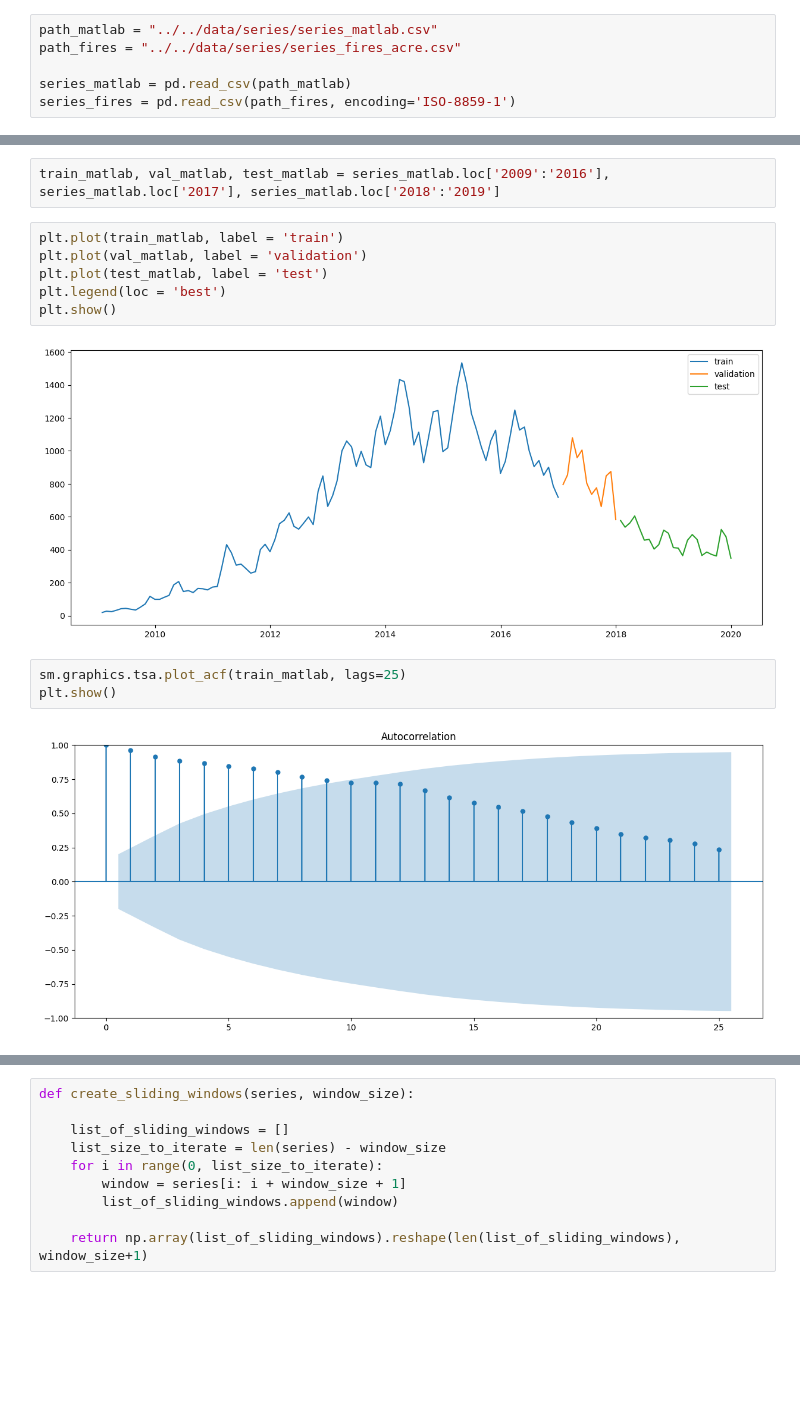
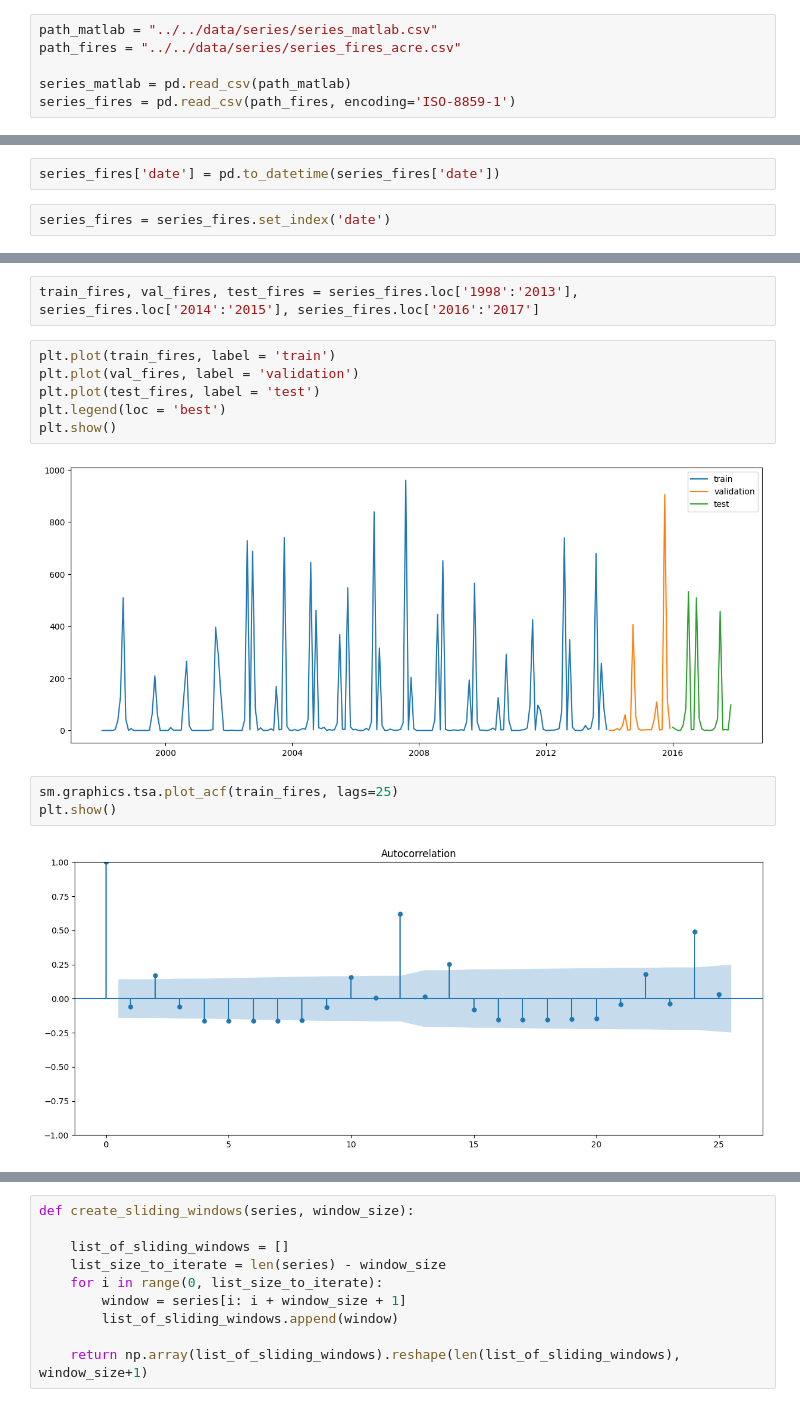
Before and after one commit to MateusVasc/atividades-pet-ciencia-de-dados, a Jupyter notebook: atividades/segunda_fase/atividade_3.ipynb, the cells around one changed output, grey strips where cells are left out. Drawn from its saved outputs; the diff is of its cells as text; blank space fills up the shorter version.

```diff
--- a/atividades/segunda_fase/atividade_3.ipynb
+++ b/atividades/segunda_fase/atividade_3.ipynb
@@ -45 +40,5 @@ series_matlab = series_matlab.set_index('month')
+# %%
+series_fires['date'] = pd.to_datetime(series_fires['date'])
+# %%
+series_fires = series_fires.set_index('date')
 # %%
@@ -50,16 +49,16 @@ series_matlab.plot()
-# %%
-train_matlab, val_matlab, test_matlab = series_matlab.loc['2009':'2016'], series_matlab.loc['2017'], series_matlab.loc['2018':'2019']
+# %%
+train_fires, val_fires, test_fires = series_fires.loc['1998':'2013'], series_fires.loc['2014':'2015'], series_fires.loc['2016':'2017']
 # %%
-plt.plot(train_matlab, label = 'train')
-plt.plot(val_matlab, label = 'validation')
-plt.plot(test_matlab, label = 'test')
+plt.plot(train_fires, label = 'train')
+plt.plot(val_fires, label = 'validation')
+plt.plot(test_fires, label = 'test')
 plt.legend(loc = 'best')
 plt.show()
 # %% [output]
-[figure, old version]
+[figure, new version]
 # %%
-sm.graphics.tsa.plot_acf(train_matlab, lags=25)
+sm.graphics.tsa.plot_acf(train_fires, lags=25)
 plt.show()
 # %% [output]
-[figure, old version]
+[figure, new version]
 # %%
```
Also changed, not shown: parts of 36 cells of this notebook.
